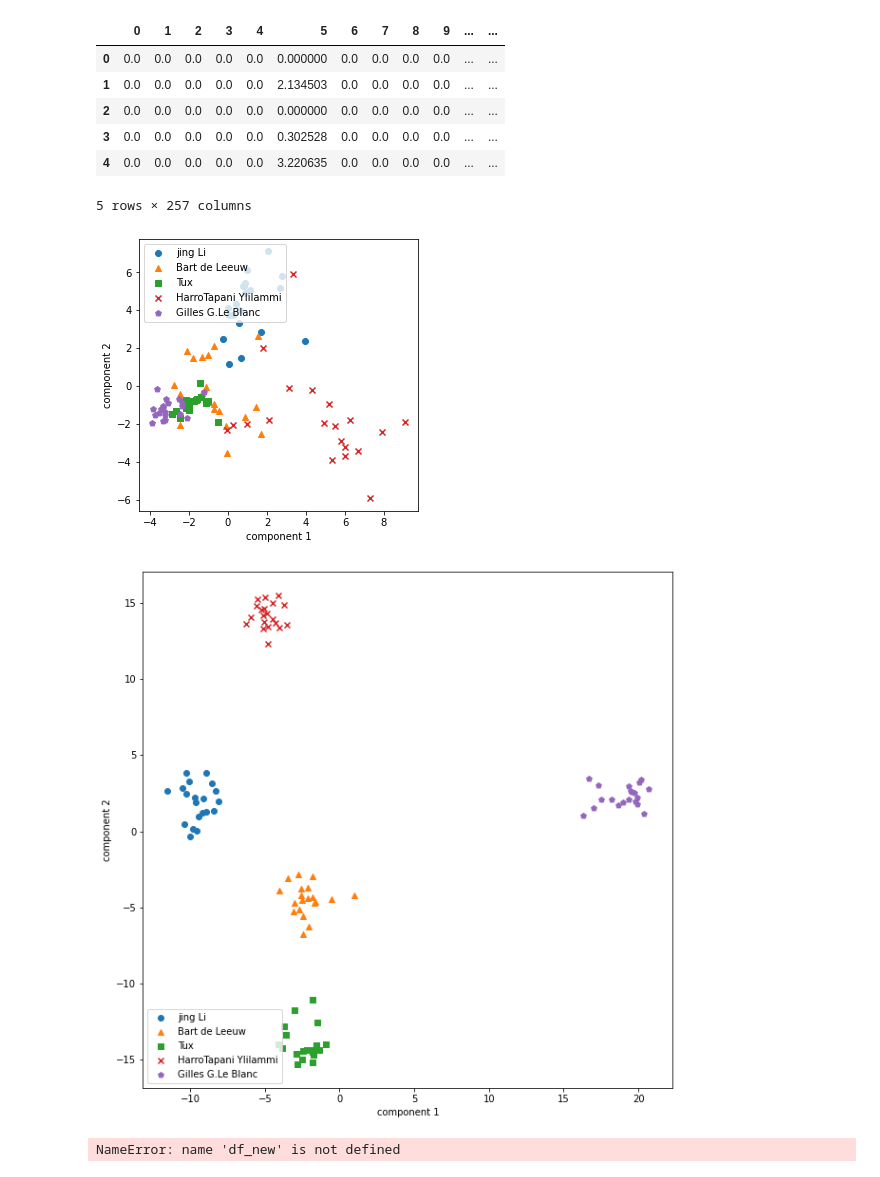
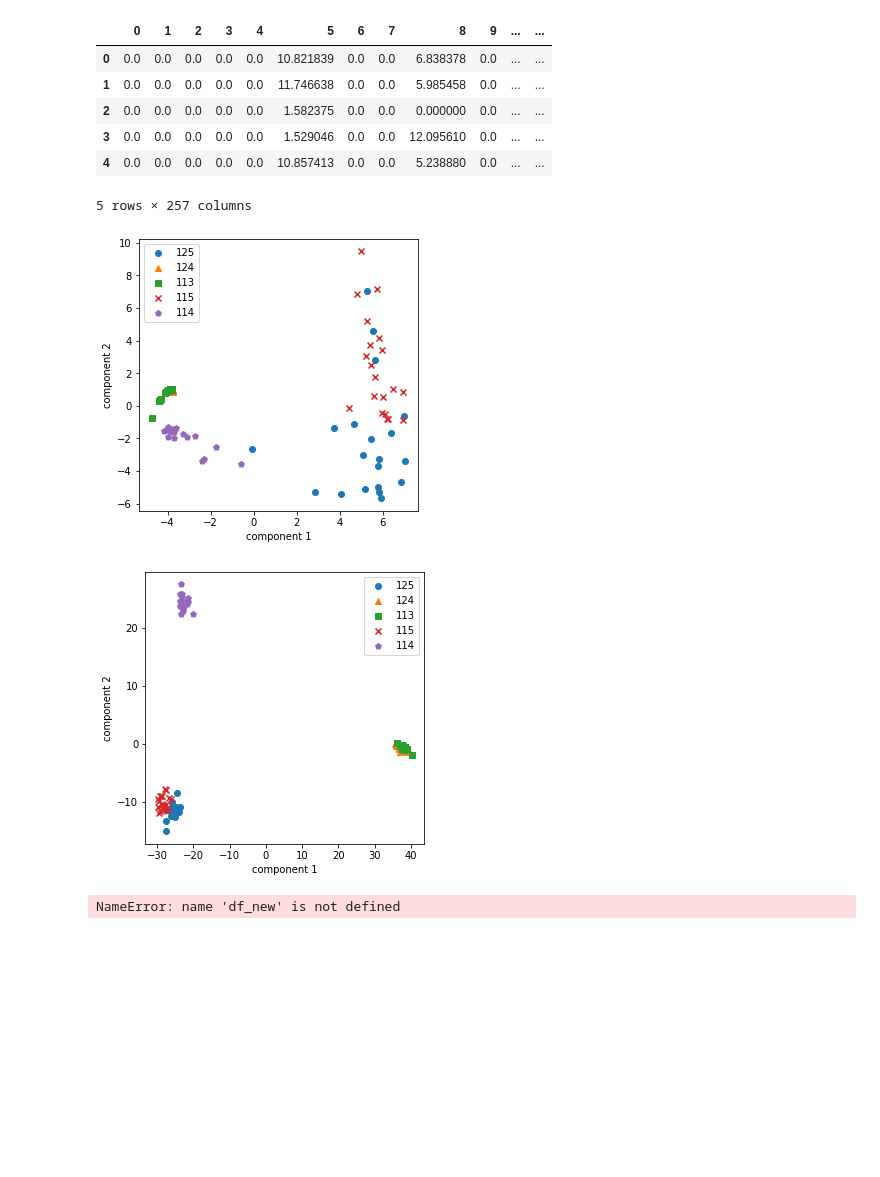
Before and after one commit to johnny9696/glow-tts, a Jupyter notebook: Speaker_Encoder/inference_conv_lstm_ge2e.ipynb, the cells around one changed output. Saved outputs shown, nothing was run; the diff lists cells and outputs as text; code cells hidden in the pictures; blank space fills up the shorter version.

```diff
--- a/Speaker_Encoder/inference_conv_lstm_ge2e.ipynb
+++ b/Speaker_Encoder/inference_conv_lstm_ge2e.ipynb
@@ -35,7 +35,7 @@ def audio_processing(audio_path, hps):
         mel_padded[:, :, :frames] = melspec[:, :frames]
     return mel_padded/torch.max(mel_padded)
 # %%
-saved_model_path = "/media/caijb/data_drive/GE2E/log/Conv-LSTM/"
+saved_model_path = "/media/caijb/data_drive/GE2E/log/Conv-LSTM512/"
 config_path = os.path.join(saved_model_path, "config.json")
 with open(config_path,"r") as f:
         data = f.read()
@@ -44,7 +44,7 @@ hps = utils.HParams(**config)
 
 
 #checkpoint_path = utils.latest_checkpoint_path(saved_model_path)
-checkpoint_path = os.path.join(saved_model_path, 'EMB_2160.pth')
+checkpoint_path = os.path.join(saved_model_path, 'EMB_2520.pth')
 CAC = model(encoder_dim = hps.data.slice_length, hidden_dim1= hps.model.hidden_dim1,
     hidden_dim2=hps.model.hidden_dim2, hiddem_dim3= hps.model.hidden_dim3,
     l_hidden=hps.model.l_hidden, num_layers=hps.model.num_layers, embedding_size=hps.model.embedding_size)
@@ -55,5 +55,5 @@ INFO:root:Loaded checkpoint '/media/caijb/data_drive/GE2E/log/Conv-LSTM/EMB_2160
 # %%
-text_path = "/media/caijb/data_drive/data/Zeroshot/CAE_seen_test.txt"
+text_path = "/media/caijb/data_drive/data/Zeroshot/vctk_tester.txt"
 with open(text_path, "r") as f:
     data = f.read()
     data = data.split("\n")
@@ -99,11 +99,11 @@ import matplotlib.pyplot as plt
 df.head()
 # %% [output]
 |  | 0 | 1 | 2 | 3 | 4 | 5 | 6 | 7 | 8 | 9 | ... | ... |
-| 0 | 0.0 | 0.0 | 0.0 | 0.0 | 0.0 | 0.000000 | 0.0 | 0.0 | 0.0 | 0.0 | ... | ... |
-| 1 | 0.0 | 0.0 | 0.0 | 0.0 | 0.0 | 2.134503 | 0.0 | 0.0 | 0.0 | 0.0 | ... | ... |
-| 2 | 0.0 | 0.0 | 0.0 | 0.0 | 0.0 | 0.000000 | 0.0 | 0.0 | 0.0 | 0.0 | ... | ... |
-| 3 | 0.0 | 0.0 | 0.0 | 0.0 | 0.0 | 0.302528 | 0.0 | 0.0 | 0.0 | 0.0 | ... | ... |
-| 4 | 0.0 | 0.0 | 0.0 | 0.0 | 0.0 | 3.220635 | 0.0 | 0.0 | 0.0 | 0.0 | ... | ... |
+| 0 | 0.0 | 0.0 | 0.0 | 0.0 | 0.0 | 10.821839 | 0.0 | 0.0 | 6.838378 | 0.0 | ... | ... |
+| 1 | 0.0 | 0.0 | 0.0 | 0.0 | 0.0 | 11.746638 | 0.0 | 0.0 | 5.985458 | 0.0 | ... | ... |
+| 2 | 0.0 | 0.0 | 0.0 | 0.0 | 0.0 | 1.582375 | 0.0 | 0.0 | 0.000000 | 0.0 | ... | ... |
+| 3 | 0.0 | 0.0 | 0.0 | 0.0 | 0.0 | 1.529046 | 0.0 | 0.0 | 12.095610 | 0.0 | ... | ... |
+| 4 | 0.0 | 0.0 | 0.0 | 0.0 | 0.0 | 10.857413 | 0.0 | 0.0 | 5.238880 | 0.0 | ... | ... |
 5 rows × 257 columns
 # %%
 y = df[[256]]
@@ -137,7 +137,7 @@ x_pca['target']=y
 # %%
 markers = ['o', '^', 's', 'x','p']
 name = ['125', '124','113', '115', '114']
-name = ['jing Li','Bart de Leeuw','Tux','HarroTapani Ylilammi','Gilles G.Le Blanc']
+#name = ['jing Li','Bart de Leeuw','Tux','HarroTapani Ylilammi','Gilles G.Le Blanc']
 sid_list = [125, 124, 113, 115, 114]
 # %%
 fig = plt.figure(figsize=(5,5))
@@ -153,7 +153,7 @@ plt.xlabel('component 1')
 plt.ylabel('component 2')
 plt.show()
 # %% [output]
-[figure, old version]
+[figure, new version]
 # %%
 from sklearn.discriminant_analysis import LinearDiscriminantAnalysis
 lda= LinearDiscriminantAnalysis(n_components =2)
@@ -164,19 +164,19 @@ x_lda = lda.transform(x_scaled)
 x_lda = pd.DataFrame(x_lda)
 x_lda['target'] = y
 # %%
-fig = plt.figure(figsize=(10,10))
+fig = plt.figure(figsize=(5,5))
 #ax = fig.gca(projection='3d')
 for i, marker in enumerate(markers) :
     x_axis = x_lda[x_lda['target']==i][0]
     y_axis = x_lda[x_lda['target']==i][1]
     plt.scatter(x_axis,y_axis, marker=marker, label = name[i])
 
-plt.legend(loc='lower left')
+plt.legend(loc='upper right')
 plt.xlabel('component 1')
 plt.ylabel('component 2')
 plt.show()
 # %% [output]
-[figure, old version]
+[figure, new version]
 # %%
 #df_new = pd.read_csv("./result_unseen.csv")
 df_key =df_new.keys()
```
Also changed, not shown: parts of 4 cells of this notebook, 15 other files.
